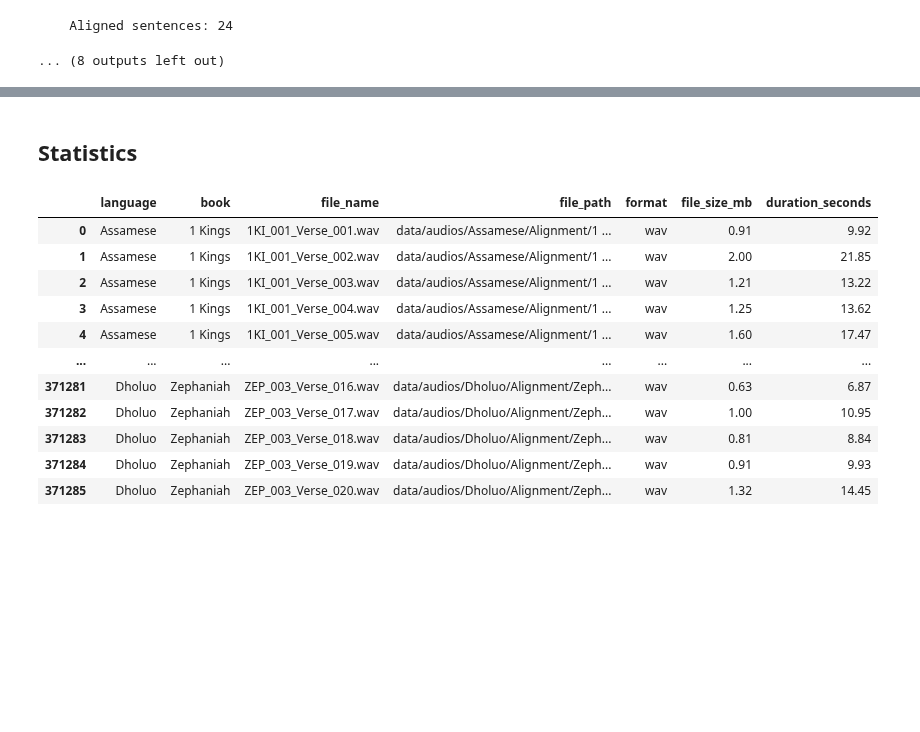
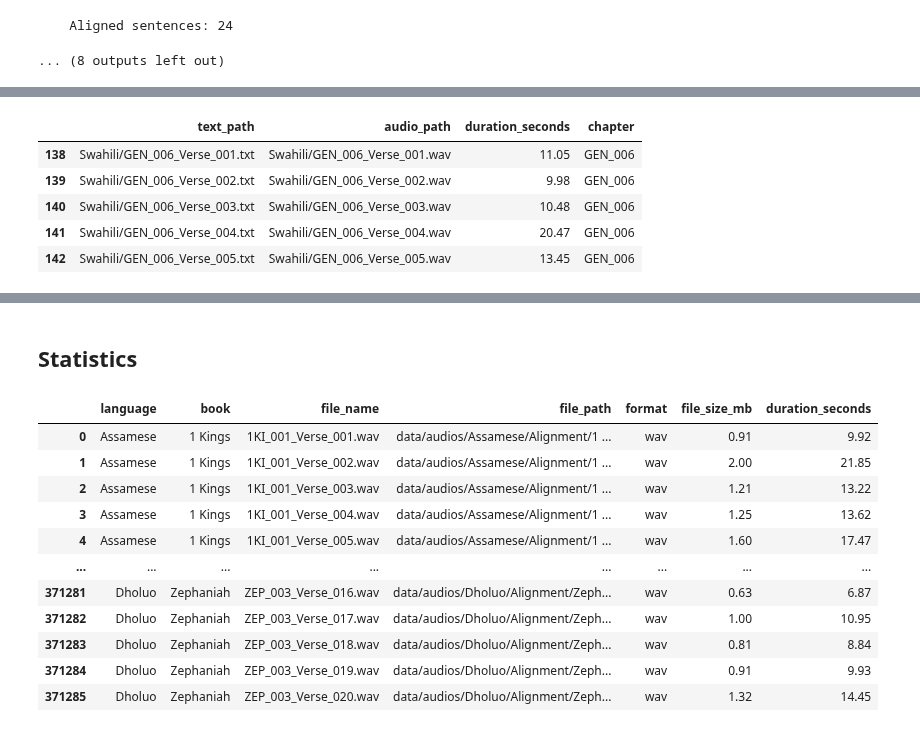
Before and after one commit to davidguzmanr/bible-tts-resources, a Jupyter notebook: dev.ipynb, the cells around one changed output, grey strips where cells are left out. Drawn from its saved outputs; the diff is of its cells as text; code cells hidden in the pictures; blank space fills up the shorter version.

```diff
--- a/dev.ipynb
+++ b/dev.ipynb
@@ -729,0 +739,10 @@ np.float64(3.640636111111111)
+# %%
+aligned_results_chapter_05 = aligned_results[aligned_results["chapter"] == "GEN_006"]
+aligned_results_chapter_05.head()
+# %% [output]
+|  | text_path | audio_path | duration_seconds | chapter |
+| 138 | Swahili/GEN_006_Verse_001.txt | Swahili/GEN_006_Verse_001.wav | 11.05 | GEN_006 |
+| 139 | Swahili/GEN_006_Verse_002.txt | Swahili/GEN_006_Verse_002.wav | 9.98 | GEN_006 |
+| 140 | Swahili/GEN_006_Verse_003.txt | Swahili/GEN_006_Verse_003.wav | 10.48 | GEN_006 |
+| 141 | Swahili/GEN_006_Verse_004.txt | Swahili/GEN_006_Verse_004.wav | 20.47 | GEN_006 |
+| 142 | Swahili/GEN_006_Verse_005.txt | Swahili/GEN_006_Verse_005.wav | 13.45 | GEN_006 |
```
Also changed, not shown: parts of 6 cells of this notebook, 1 other file.
